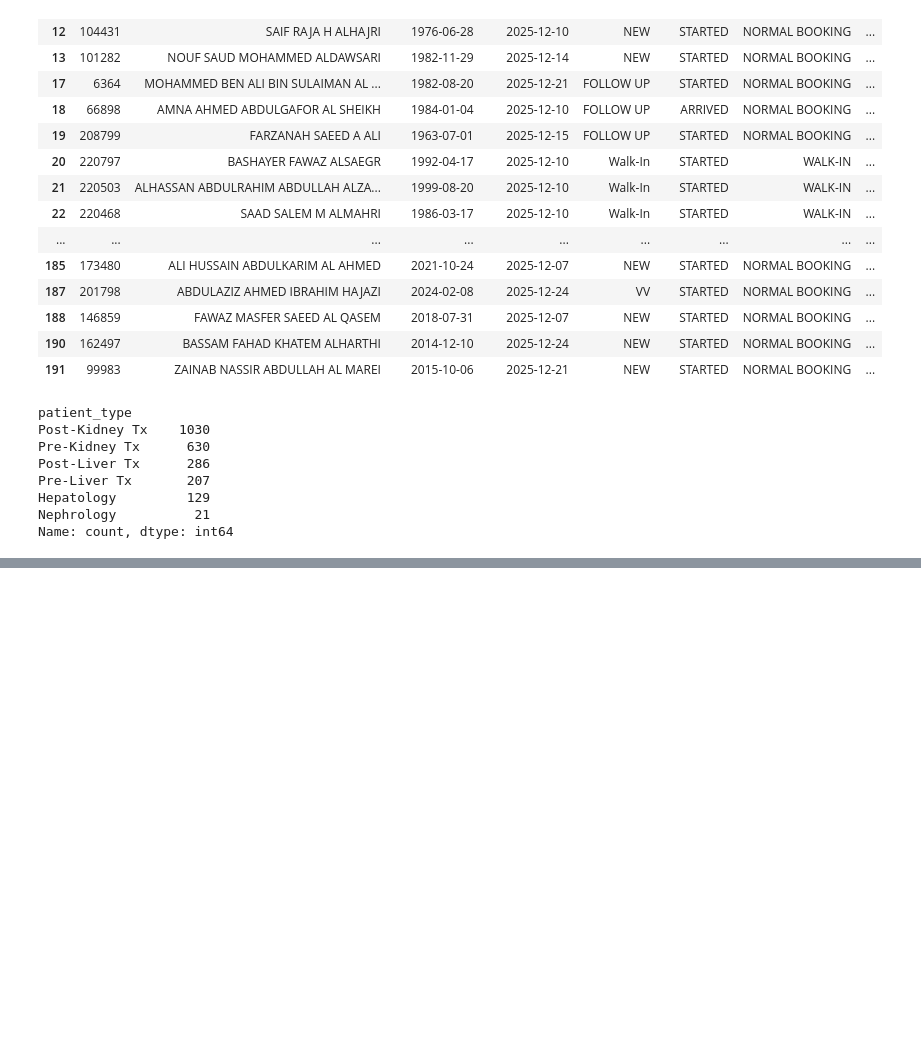
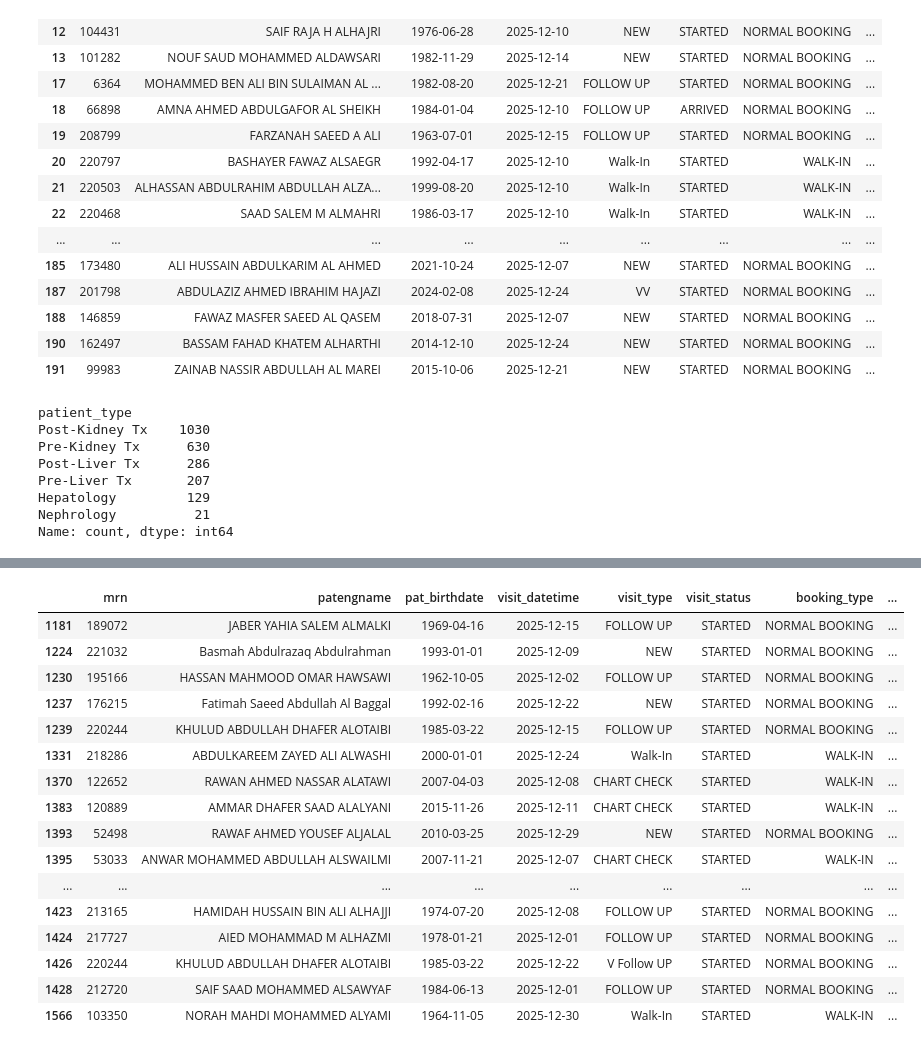
Before and after one commit to maheration/excel-quality-pipeline, a Jupyter notebook: notebooks/01_pipeline_discovery.ipynb, the cells around one changed output, grey strips where cells are left out. Drawn from its saved outputs; the diff is of its cells as text; code cells hidden in the pictures; blank space fills up the shorter version.

```diff
--- a/notebooks/01_pipeline_discovery.ipynb
+++ b/notebooks/01_pipeline_discovery.ipynb
@@ -758,0 +788,30 @@ Name: count, dtype: int64
+# %%
+# Create lookup dictionaries: MRN → Age Group
+
+liver_age_dict = (
+    liver_df[['r_mrn', 'age_group']]
+    .dropna(subset=['r_mrn'])
+    .set_index('r_mrn')['age_group']
+    .to_dict()
+)
+
+recip_age_dict = (
+    kidney_rec_df[['r_mrn', 'age_group']]
+    .dropna(subset=['r_mrn'])
+    .set_index('r_mrn')['age_group']
+    .to_dict()
+)
+
+donor_age_dict = (
+    kidney_donor_df[['d_mrn', 'age_group_d']]
+    .dropna(subset=['d_mrn'])
+    .set_index('d_mrn')['age_group_d']
+    .to_dict()
+)
+
+# Populate age_group with priority: Liver → Recipient → Donor
+df['age_group'] = (
+    df['mrn'].map(liver_age_dict)                # 1. Liver first
+    .combine_first(df['mrn'].map(recip_age_dict))     # 2. Kidney Recipient
+    .combine_first(df['mrn'].map(donor_age_dict))     # 3. Kidney Donor
+)
@@ -758,0 +927,20 @@ Name: count, dtype: int64
+# %%
+df[df['patient_type'] == 'Hepatology'][30:50]
+# %% [output]
+|  | mrn | patengname | pat_birthdate | visit_datetime | visit_type | visit_status | booking_type | ... |
+| 1181 | 189072 | JABER YAHIA SALEM ALMALKI | 1969-04-16 | 2025-12-15 | FOLLOW UP | STARTED | NORMAL BOOKING | ... |
+| 1224 | 221032 | Basmah Abdulrazaq Abdulrahman | 1993-01-01 | 2025-12-09 | NEW | STARTED | NORMAL BOOKING | ... |
+| 1230 | 195166 | HASSAN MAHMOOD OMAR HAWSAWI | 1962-10-05 | 2025-12-02 | FOLLOW UP | STARTED | NORMAL BOOKING | ... |
+| 1237 | 176215 | Fatimah Saeed Abdullah Al Baggal | 1992-02-16 | 2025-12-22 | NEW | STARTED | NORMAL BOOKING | ... |
+| 1239 | 220244 | KHULUD ABDULLAH DHAFER ALOTAIBI | 1985-03-22 | 2025-12-15 | FOLLOW UP | STARTED | NORMAL BOOKING | ... |
+| 1331 | 218286 | ABDULKAREEM ZAYED ALI ALWASHI | 2000-01-01 | 2025-12-24 | Walk-In | STARTED | WALK-IN | ... |
+| 1370 | 122652 | RAWAN AHMED NASSAR ALATAWI | 2007-04-03 | 2025-12-08 | CHART CHECK | STARTED | WALK-IN | ... |
+| 1383 | 120889 | AMMAR DHAFER SAAD ALALYANI | 2015-11-26 | 2025-12-11 | CHART CHECK | STARTED | WALK-IN | ... |
+| 1393 | 52498 | RAWAF AHMED YOUSEF ALJALAL | 2010-03-25 | 2025-12-29 | NEW | STARTED | NORMAL BOOKING | ... |
+| 1395 | 53033 | ANWAR MOHAMMED ABDULLAH ALSWAILMI | 2007-11-21 | 2025-12-07 | CHART CHECK | STARTED | WALK-IN | ... |
+| ... | ... | ... | ... | ... | ... | ... | ... | ... |
+| 1423 | 213165 | HAMIDAH HUSSAIN BIN ALI ALHAJJI | 1974-07-20 | 2025-12-08 | FOLLOW UP | STARTED | NORMAL BOOKING | ... |
+| 1424 | 217727 | AIED MOHAMMAD M ALHAZMI | 1978-01-21 | 2025-12-01 | FOLLOW UP | STARTED | NORMAL BOOKING | ... |
+| 1426 | 220244 | KHULUD ABDULLAH DHAFER ALOTAIBI | 1985-03-22 | 2025-12-22 | V Follow UP | STARTED | NORMAL BOOKING | ... |
+| 1428 | 212720 | SAIF SAAD MOHAMMED ALSAWYAF | 1984-06-13 | 2025-12-01 | FOLLOW UP | STARTED | NORMAL BOOKING | ... |
+| 1566 | 103350 | NORAH MAHDI MOHAMMED ALYAMI | 1964-11-05 | 2025-12-30 | Walk-In | STARTED | WALK-IN | ... |
```
Also changed, not shown: parts of 14 cells of this notebook.
